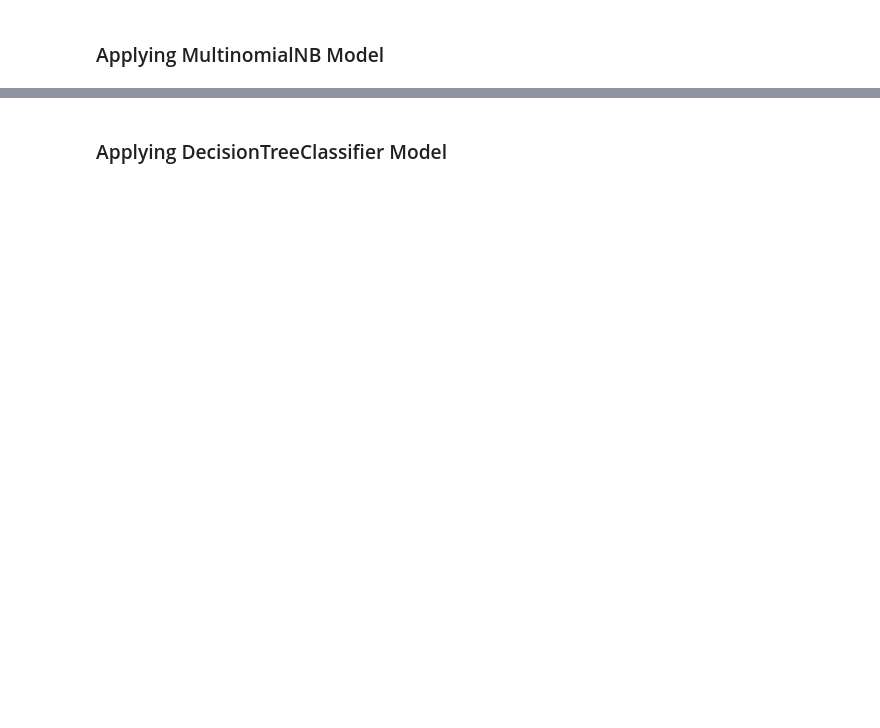
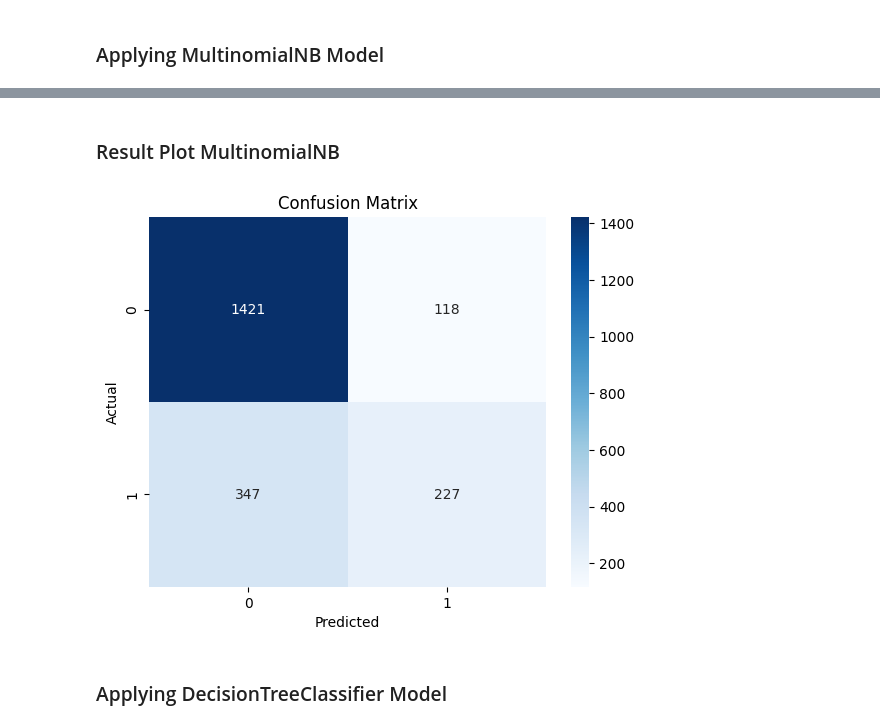
Before and after one commit to RaphaCosil/telecomunication-ml, a Jupyter notebook: machine_learning.ipynb, the cells around one changed output, grey strips where cells are left out. Saved outputs shown, nothing was run; the diff lists cells and outputs as text; code cells hidden in the pictures; blank space fills up the shorter version.

```diff
--- a/machine_learning.ipynb
+++ b/machine_learning.ipynb
@@ -99,2 +137,15 @@ plt.show()
 # %% [markdown]
 ### Applying MultinomialNB Model
+# %%
+from sklearn.naive_bayes import MultinomialNB
+from sklearn.metrics import accuracy_score, classification_report, confusion_matrix
+
+mnb = MultinomialNB()
+
+mnb.fit(X_train_norm, y_train)
+
+y_pred_mnb = mnb.predict(X_test_norm)
+
+print("Accuracy:", accuracy_score(y_test, y_pred_mnb))
+print("Confusion Matrix:\n", confusion_matrix(y_test, y_pred_mnb))
+print("Classification Report:\n", classification_report(y_test, y_pred_mnb))
@@ -101,2 +166,13 @@ plt.show()
+# %% [markdown]
+### Result Plot MultinomialNB
+# %%
+cm_mnb = confusion_matrix(y_test, y_pred_mnb)
+sns.heatmap(cm_mnb, annot=True, fmt='d', cmap='Blues')
+plt.xlabel('Predicted')
+plt.ylabel('Actual')
+plt.title('Confusion Matrix')
+plt.show()
+# %% [output]
+[figure, added]
 # %% [markdown]
 ### Applying DecisionTreeClassifier Model
```
Also changed, not shown: parts of 11 cells of this notebook.
